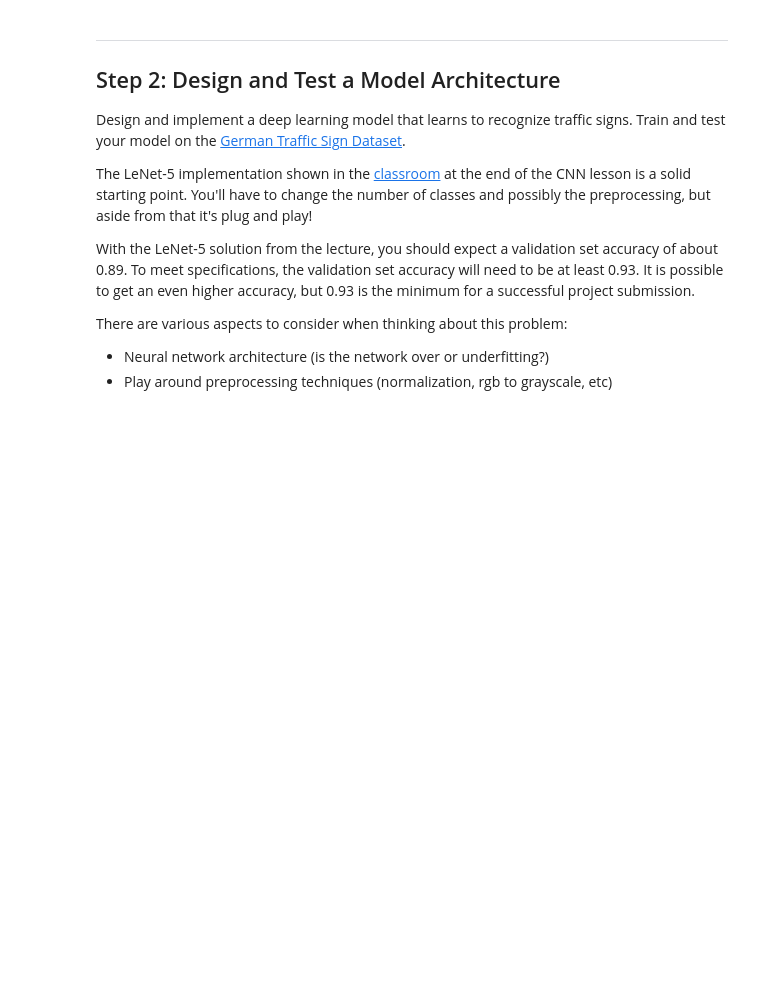
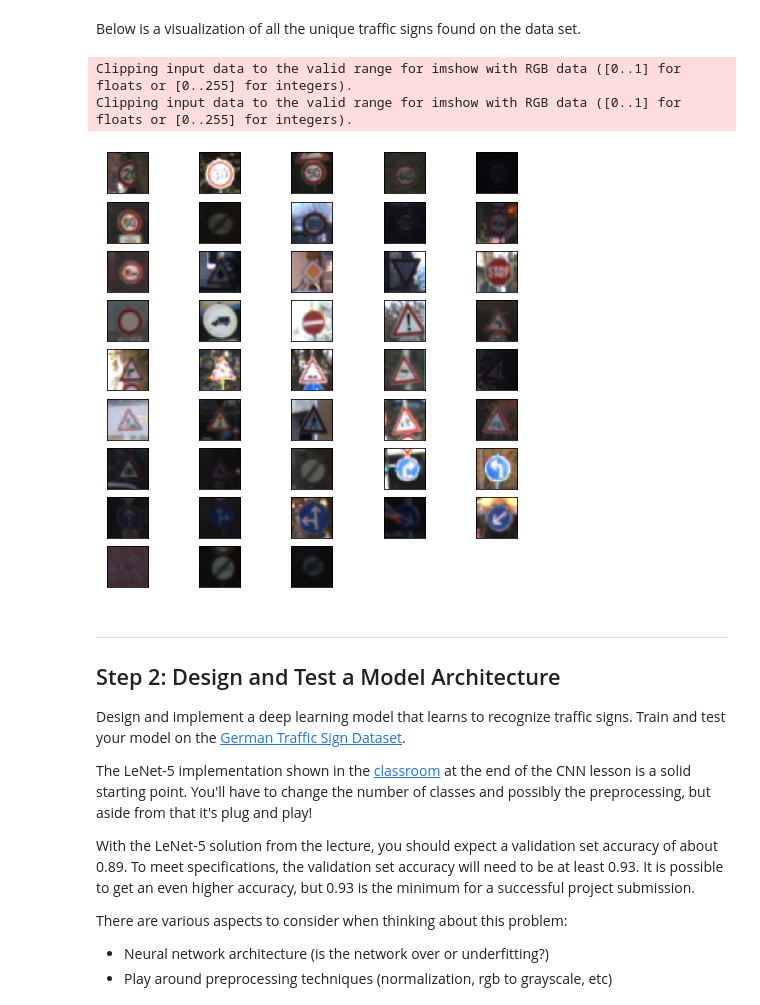
Before and after one commit to moisesejimenezg/traffic_sign_classifier, a Jupyter notebook: Traffic_Sign_Classifier.ipynb, the cells around one changed output. Drawn from its saved outputs; the diff is of its cells as text; code cells hidden in the pictures; blank space fills up the shorter version.

```diff
--- a/Traffic_Sign_Classifier.ipynb
+++ b/Traffic_Sign_Classifier.ipynb
@@ -104,3 +68,11 @@ print(y_train[index])
+# %% [markdown]
+Below is a visualization of all the unique traffic signs found on the data set.
+# %%
+visualizer.visualize()
+# %% [output]
+Clipping input data to the valid range for imshow with RGB data ([0..1] for floats or [0..255] for integers).
+Clipping input data to the valid range for imshow with RGB data ([0..1] for floats or [0..255] for integers).
+[figure, added]
 # %% [markdown]
 ----
 
```
Also changed, not shown: parts of 23 cells of this notebook.
